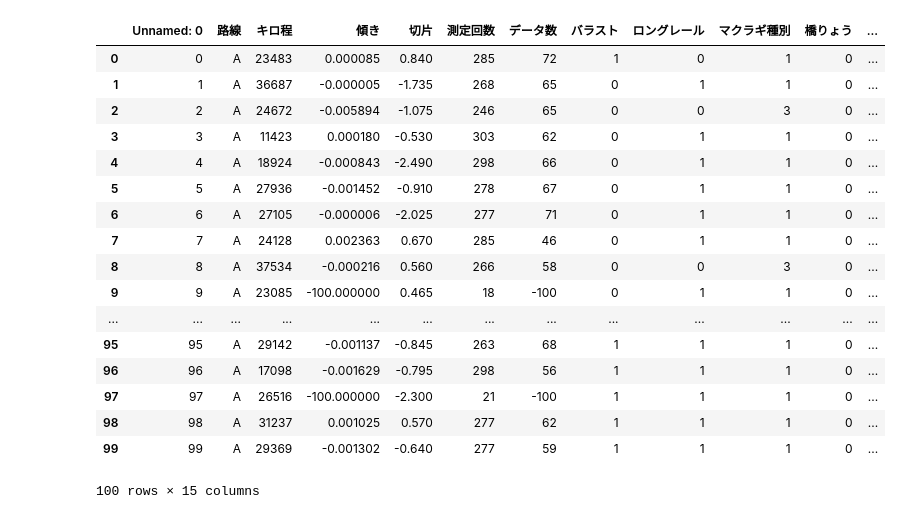
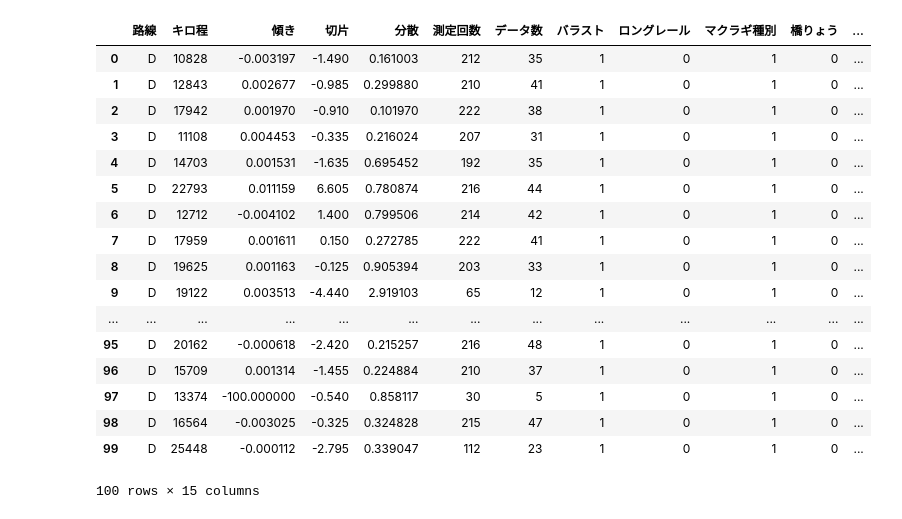
Before and after one commit to a0082273/signate_railway, a Jupyter notebook: check.ipynb, the cells around one changed output. Cells and saved outputs as stored; diff of their text form; code cells hidden in the pictures.

```diff
--- a/check.ipynb
+++ b/check.ipynb
@@ -1,22 +1,22 @@
 # %%
-data = pd.read_csv('summary2_A.csv')
+data = pd.read_csv('summary2_D.csv', index_col=0)
 data
 # %% [output]
-|  | Unnamed: 0 | 路線 | キロ程 | 傾き | 切片 | 測定回数 | データ数 | バラスト | ロングレール | マクラギ種別 | 橋りょう | ... |
-| 0 | 0 | A | 23483 | 0.000085 | 0.840 | 285 | 72 | 1 | 0 | 1 | 0 | ... |
-| 1 | 1 | A | 36687 | -0.000005 | -1.735 | 268 | 65 | 0 | 1 | 1 | 0 | ... |
-| 2 | 2 | A | 24672 | -0.005894 | -1.075 | 246 | 65 | 0 | 0 | 3 | 0 | ... |
-| 3 | 3 | A | 11423 | 0.000180 | -0.530 | 303 | 62 | 0 | 1 | 1 | 0 | ... |
-| 4 | 4 | A | 18924 | -0.000843 | -2.490 | 298 | 66 | 0 | 1 | 1 | 0 | ... |
-| 5 | 5 | A | 27936 | -0.001452 | -0.910 | 278 | 67 | 0 | 1 | 1 | 0 | ... |
-| 6 | 6 | A | 27105 | -0.000006 | -2.025 | 277 | 71 | 0 | 1 | 1 | 0 | ... |
-| 7 | 7 | A | 24128 | 0.002363 | 0.670 | 285 | 46 | 0 | 1 | 1 | 0 | ... |
-| 8 | 8 | A | 37534 | -0.000216 | 0.560 | 266 | 58 | 0 | 0 | 3 | 0 | ... |
-| 9 | 9 | A | 23085 | -100.000000 | 0.465 | 18 | -100 | 0 | 1 | 1 | 0 | ... |
+|  | 路線 | キロ程 | 傾き | 切片 | 分散 | 測定回数 | データ数 | バラスト | ロングレール | マクラギ種別 | 橋りょう | ... |
+| 0 | D | 10828 | -0.003197 | -1.490 | 0.161003 | 212 | 35 | 1 | 0 | 1 | 0 | ... |
+| 1 | D | 12843 | 0.002677 | -0.985 | 0.299880 | 210 | 41 | 1 | 0 | 1 | 0 | ... |
+| 2 | D | 17942 | 0.001970 | -0.910 | 0.101970 | 222 | 38 | 1 | 0 | 1 | 0 | ... |
+| 3 | D | 11108 | 0.004453 | -0.335 | 0.216024 | 207 | 31 | 1 | 0 | 1 | 0 | ... |
+| 4 | D | 14703 | 0.001531 | -1.635 | 0.695452 | 192 | 35 | 1 | 0 | 1 | 0 | ... |
+| 5 | D | 22793 | 0.011159 | 6.605 | 0.780874 | 216 | 44 | 1 | 0 | 1 | 0 | ... |
+| 6 | D | 12712 | -0.004102 | 1.400 | 0.799506 | 214 | 42 | 1 | 0 | 1 | 0 | ... |
+| 7 | D | 17959 | 0.001611 | 0.150 | 0.272785 | 222 | 41 | 1 | 0 | 1 | 0 | ... |
+| 8 | D | 19625 | 0.001163 | -0.125 | 0.905394 | 203 | 33 | 1 | 0 | 1 | 0 | ... |
+| 9 | D | 19122 | 0.003513 | -4.440 | 2.919103 | 65 | 12 | 1 | 0 | 1 | 0 | ... |
 | ... | ... | ... | ... | ... | ... | ... | ... | ... | ... | ... | ... | ... |
-| 95 | 95 | A | 29142 | -0.001137 | -0.845 | 263 | 68 | 1 | 1 | 1 | 0 | ... |
-| 96 | 96 | A | 17098 | -0.001629 | -0.795 | 298 | 56 | 1 | 1 | 1 | 0 | ... |
-| 97 | 97 | A | 26516 | -100.000000 | -2.300 | 21 | -100 | 1 | 1 | 1 | 0 | ... |
-| 98 | 98 | A | 31237 | 0.001025 | 0.570 | 277 | 62 | 1 | 1 | 1 | 0 | ... |
-| 99 | 99 | A | 29369 | -0.001302 | -0.640 | 277 | 59 | 1 | 1 | 1 | 0 | ... |
+| 95 | D | 20162 | -0.000618 | -2.420 | 0.215257 | 216 | 48 | 1 | 0 | 1 | 0 | ... |
+| 96 | D | 15709 | 0.001314 | -1.455 | 0.224884 | 210 | 37 | 1 | 0 | 1 | 0 | ... |
+| 97 | D | 13374 | -100.000000 | -0.540 | 0.858117 | 30 | 5 | 1 | 0 | 1 | 0 | ... |
+| 98 | D | 16564 | -0.003025 | -0.325 | 0.324828 | 215 | 47 | 1 | 0 | 1 | 0 | ... |
+| 99 | D | 25448 | -0.000112 | -2.795 | 0.339047 | 112 | 23 | 1 | 0 | 1 | 0 | ... |
 100 rows × 15 columns
```
Also changed, not shown: parts of 2 cells of this notebook.
